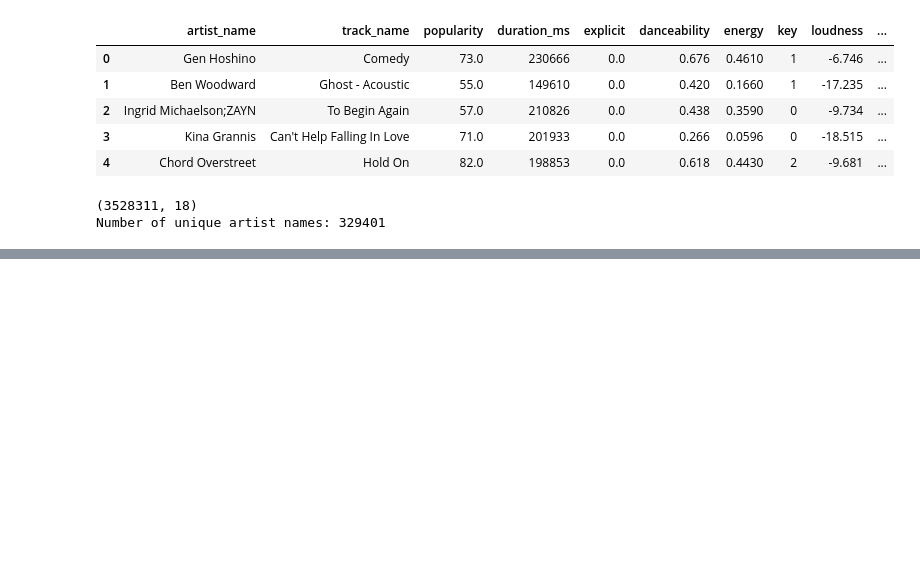
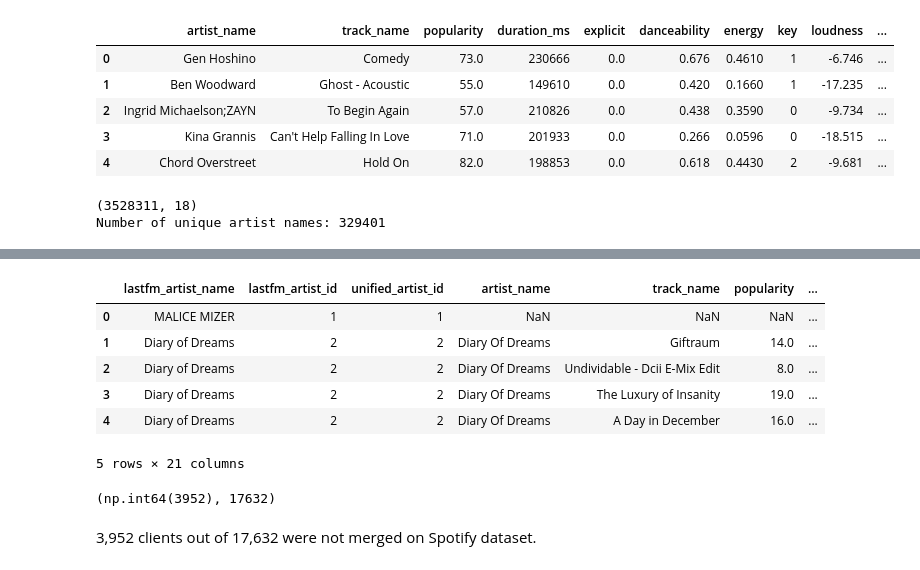
Before and after one commit to NikolozDarsalia/musician-recommender, a Jupyter notebook: notebooks/01 Artist Name Matching.ipynb, the cells around one changed output, grey strips where cells are left out. Drawn from its saved outputs; the diff is of its cells as text; code cells hidden in the pictures; blank space fills up the shorter version.

Commit message:
Merge all nd_branch changes without parquet files

```diff
--- a/notebooks/01 Artist Name Matching.ipynb
+++ b/notebooks/01 Artist Name Matching.ipynb
@@ -117,0 +37,11 @@ Artist global map saved successfully!
+# %%
+# Generate unified mappings
+lastfm_output, spotify_output = generate_unified_artist_mappings(
+    lastfm_artists_df=artist_df,
+    spotify_tracks_df=spotify_df,  # TRACK-LEVEL DATA
+    lastfm_artist_name_col="artist_name",
+    lastfm_artist_id_col="lastfm_id",
+    spotify_artist_name_col="artist_name",
+    score_cutoff=85,
+    scorer="ratio"
+)
@@ -117,0 +83,18 @@ Artist global map saved successfully!
+# %%
+combined_df = lastfm_output.merge(spotify_output, on = ['unified_artist_id'], how = 'left')
+# %%
+combined_df.head()
+# %% [output]
+|  | lastfm_artist_name | lastfm_artist_id | unified_artist_id | artist_name | track_name | popularity | ... |
+| 0 | MALICE MIZER | 1 | 1 | NaN | NaN | NaN | ... |
+| 1 | Diary of Dreams | 2 | 2 | Diary Of Dreams | Giftraum | 14.0 | ... |
+| 2 | Diary of Dreams | 2 | 2 | Diary Of Dreams | Undividable - Dcii E-Mix Edit | 8.0 | ... |
+| 3 | Diary of Dreams | 2 | 2 | Diary Of Dreams | The Luxury of Insanity | 19.0 | ... |
+| 4 | Diary of Dreams | 2 | 2 | Diary Of Dreams | A Day in December | 16.0 | ... |
+5 rows × 21 columns
+# %%
+combined_df.artist_name.isnull().sum(), combined_df.lastfm_artist_name.nunique()
+# %% [output]
+(np.int64(3952), 17632)
+# %% [markdown]
+3,952 clients out of 17,632 were not merged on Spotify dataset.
```
Also changed, not shown: parts of 17 cells of this notebook, 44 other files.
